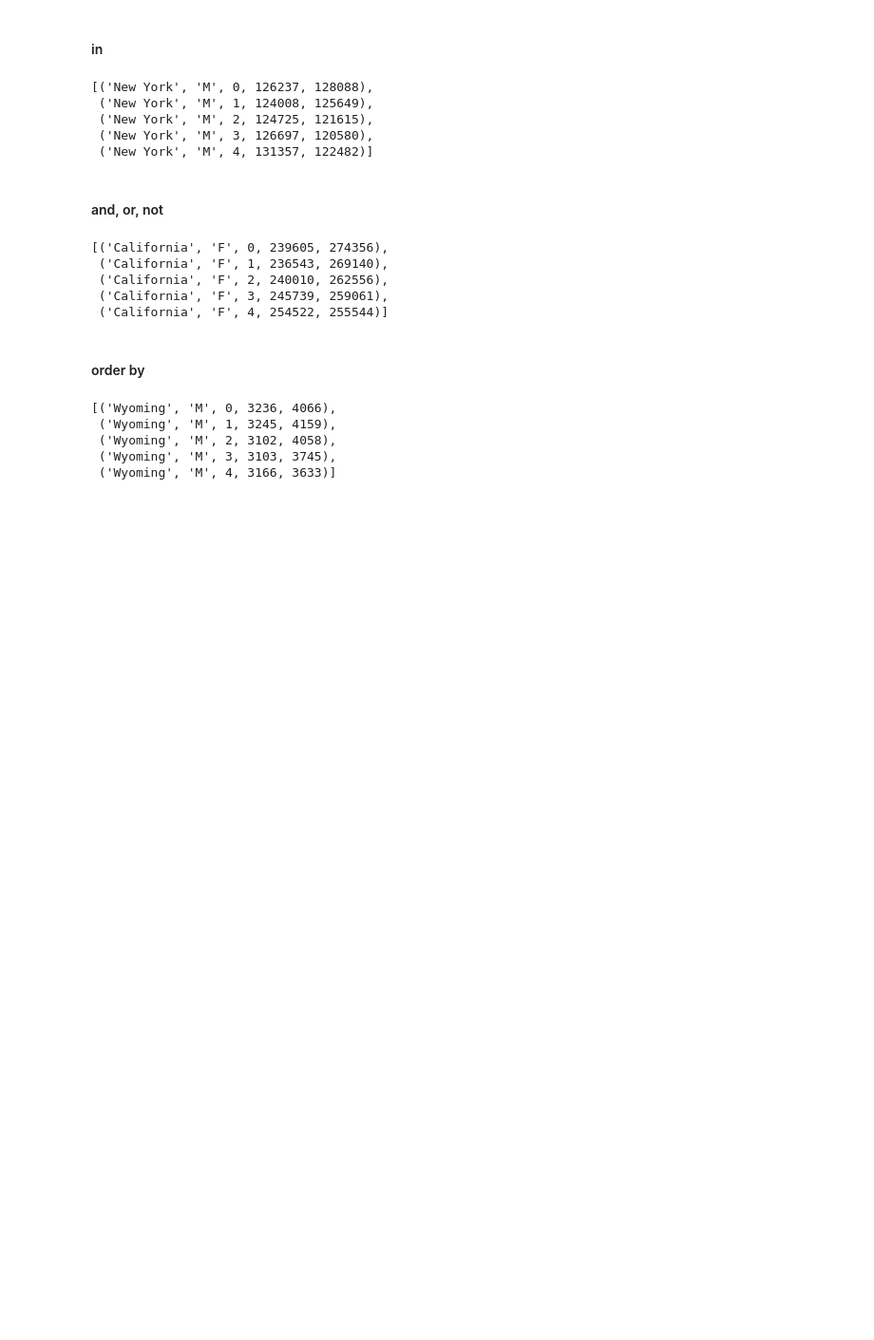
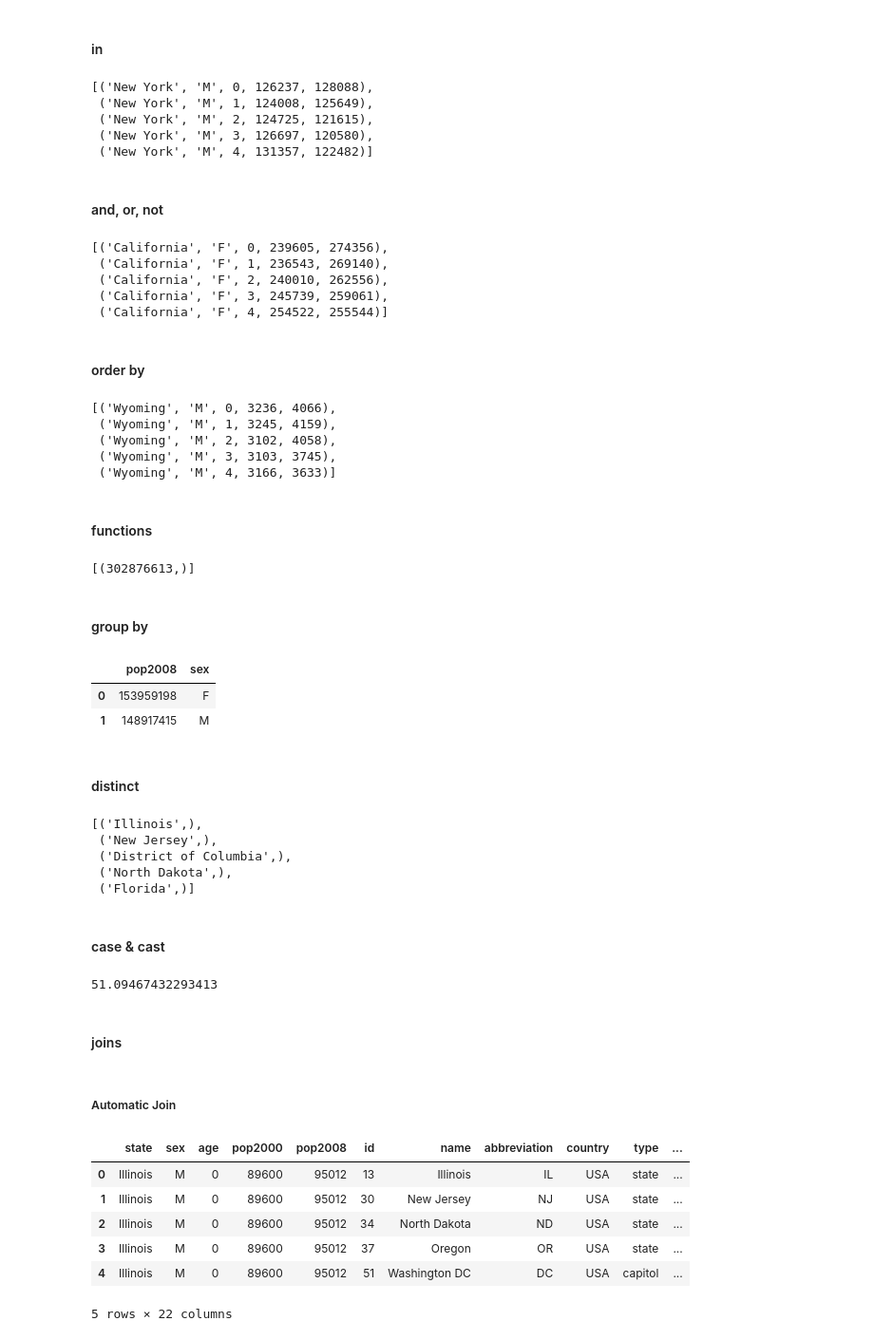
Before and after one commit to srjalan/machine-learning, a Jupyter notebook: SQLAlchemy Playground .ipynb, the cells around one changed output. Shown at 95% size. Drawn from its saved outputs; the diff is of its cells as text; code cells hidden in the pictures; blank space fills up the shorter version.

```diff
--- a/SQLAlchemy Playground .ipynb
+++ b/SQLAlchemy Playground .ipynb
@@ -110,3 +110,71 @@ ResultSet[:5]
  ('Wyoming', 'M', 2, 3102, 4058),
  ('Wyoming', 'M', 3, 3103, 3745),
  ('Wyoming', 'M', 4, 3166, 3633)]
+# %% [markdown]
+#### functions
+# %%
+query = db.select([db.func.sum(census.columns.pop2008)])
+ResultProxy = connection.execute(query)
+ResultSet = ResultProxy.fetchall()
+ResultProxy.close()
+ResultSet
+# %% [output]
+[(302876613,)]
+# %% [markdown]
+#### group by
+# %%
+query = db.select([db.func.sum(census.columns.pop2008).label('pop2008'),census.columns.sex]).group_by(census.columns.sex)
+ResultProxy = connection.execute(query)
+ResultSet = ResultProxy.fetchall()
+ResultProxy.close()
+df = pd.DataFrame(ResultSet)
+df.columns = ResultSet[0].keys()
+df
+# %% [output]
+|  | pop2008 | sex |
+| 0 | 153959198 | F |
+| 1 | 148917415 | M |
+# %% [markdown]
+#### distinct
+# %%
+query = db.select([census.columns.state.distinct()])
+ResultProxy = connection.execute(query)
+ResultSet = ResultProxy.fetchall()
+ResultProxy.close()
+ResultSet[:5]
+# %% [output]
+[('Illinois',),
+ ('New Jersey',),
+ ('District of Columbia',),
+ ('North Dakota',),
+ ('Florida',)]
+# %% [markdown]
+#### case & cast
+# %%
+female_pop = db.func.sum(db.case([(census.columns.sex == 'F', census.columns.pop2000)],else_=0))
+total_pop = db.cast(db.func.sum(census.columns.pop2000), db.Float)
+query = db.select([female_pop/total_pop * 100])
+result = connection.execute(query).scalar()
+print(result)
+# %% [output]
+51.09467432293413
+# %% [markdown]
+#### joins
+# %%
+state_fact = db.Table('state_fact', metadata, autoload=True,autoload_with=engine)
+# %% [markdown]
+##### Automatic Join
+# %%
+query = db.select([census, state_fact])
+results = connection.execute(query).fetchall()
+df = pd.DataFrame(results)
+df.columns = results[0].keys()
+df.head()
+# %% [output]
+|  | state | sex | age | pop2000 | pop2008 | id | name | abbreviation | country | type | ... |
+| 0 | Illinois | M | 0 | 89600 | 95012 | 13 | Illinois | IL | USA | state | ... |
+| 1 | Illinois | M | 0 | 89600 | 95012 | 30 | New Jersey | NJ | USA | state | ... |
+| 2 | Illinois | M | 0 | 89600 | 95012 | 34 | North Dakota | ND | USA | state | ... |
+| 3 | Illinois | M | 0 | 89600 | 95012 | 37 | Oregon | OR | USA | state | ... |
+| 4 | Illinois | M | 0 | 89600 | 95012 | 51 | Washington DC | DC | USA | capitol | ... |
+5 rows × 22 columns
```
Also changed, not shown: parts of 20 cells of this notebook, 1 other file.
